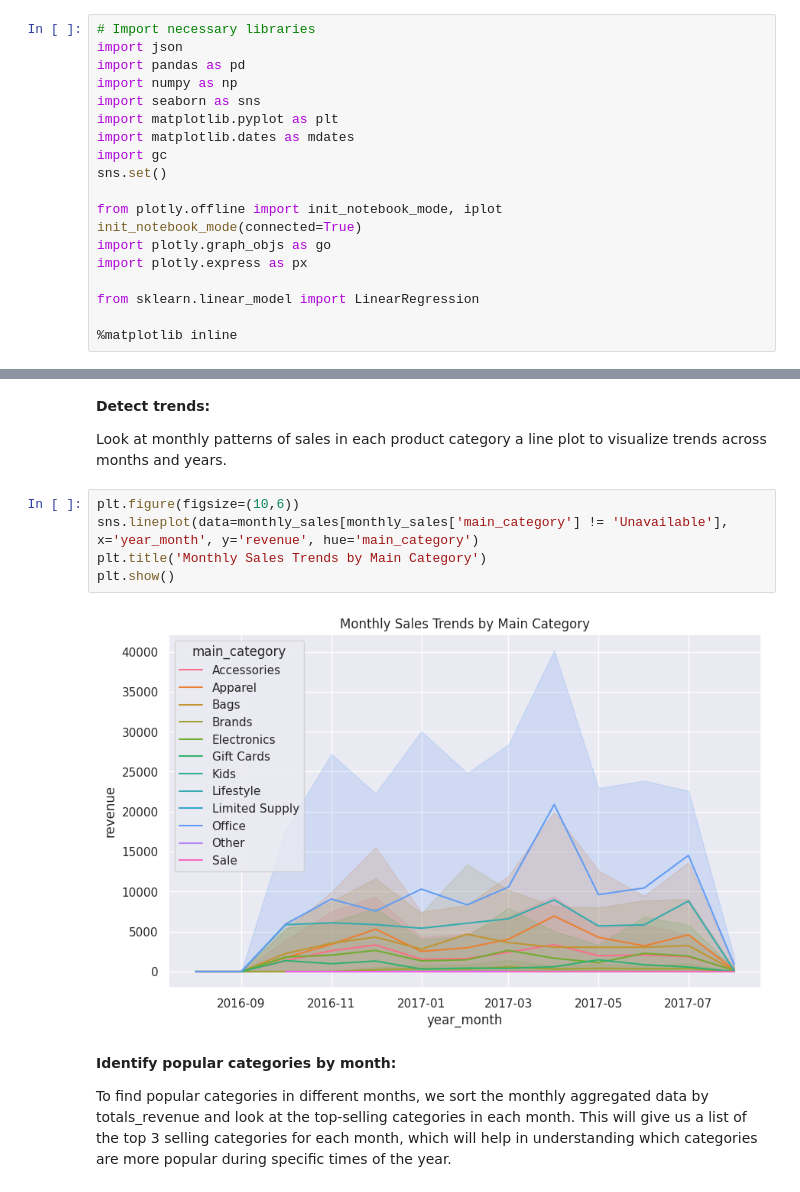
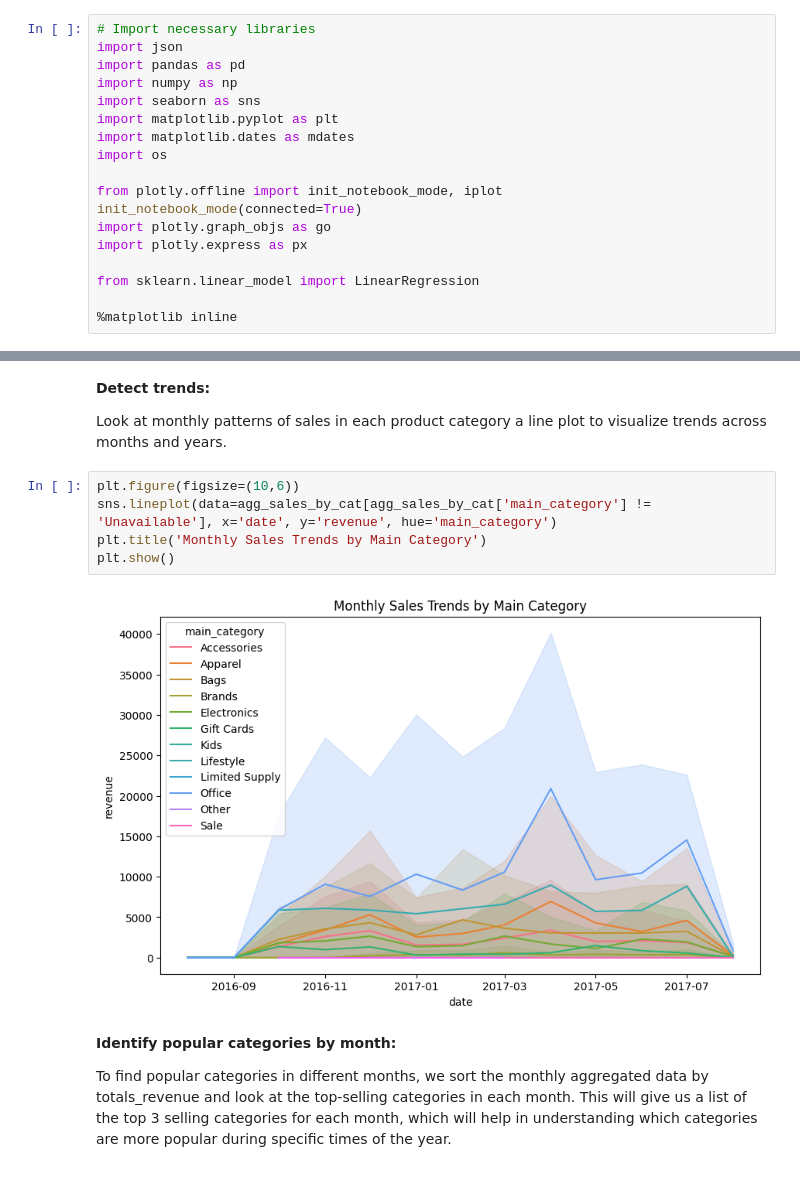
Before and after one commit to abnerthen/DSA3101-E-commerce, a Jupyter notebook: Subgroup_A/Q1/Part_1/Q1a_modelling.ipynb, the cells around one changed output, grey strips where cells are left out. Saved outputs shown, nothing was run; the diff lists cells and outputs as text.

```diff
--- a/Subgroup_A/Q1/Part_1/Q1a_modelling.ipynb
+++ b/Subgroup_A/Q1/Part_1/Q1a_modelling.ipynb
@@ -10,8 +8,7 @@ import numpy as np
 import seaborn as sns
 import matplotlib.pyplot as plt
 import matplotlib.dates as mdates
-import gc
-sns.set()
+import os
 
 from plotly.offline import init_notebook_mode, iplot
 init_notebook_mode(connected=True)
@@ -223,11 +71,11 @@ monthly_sales['year_month'] = pd.to_datetime(monthly_sales['year_month'])
 Look at monthly patterns of sales in each product category a line plot to visualize trends across months and years.
 # %%
 plt.figure(figsize=(10,6))
-sns.lineplot(data=monthly_sales[monthly_sales['main_category'] != 'Unavailable'], x='year_month', y='revenue', hue='main_category')
+sns.lineplot(data=agg_sales_by_cat[agg_sales_by_cat['main_category'] != 'Unavailable'], x='date', y='revenue', hue='main_category')
 plt.title('Monthly Sales Trends by Main Category')
 plt.show()
 # %% [output]
-[figure, old version]
+[figure, new version]
 # %% [markdown]
 **Identify popular categories by month:**
 
```
Also changed, not shown: parts of 38 cells of this notebook, 1 other file.
